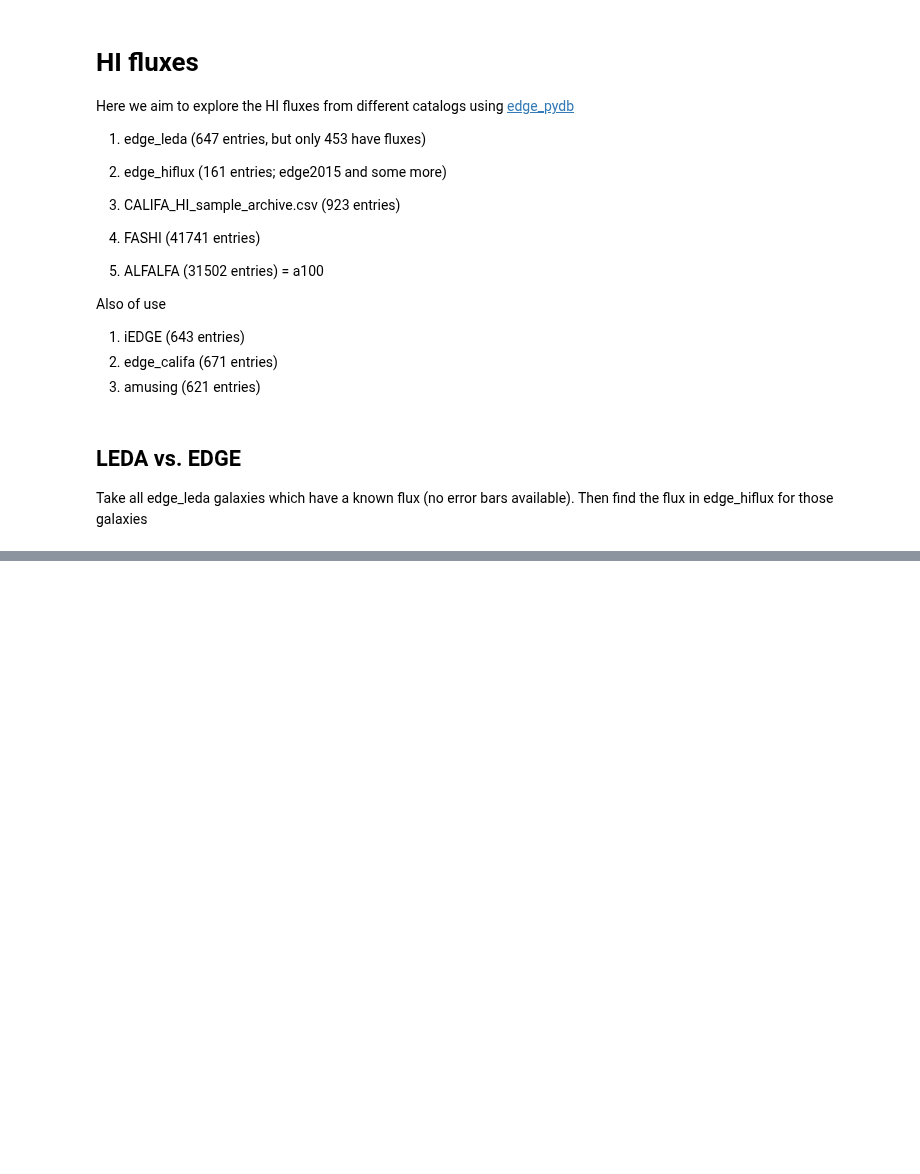
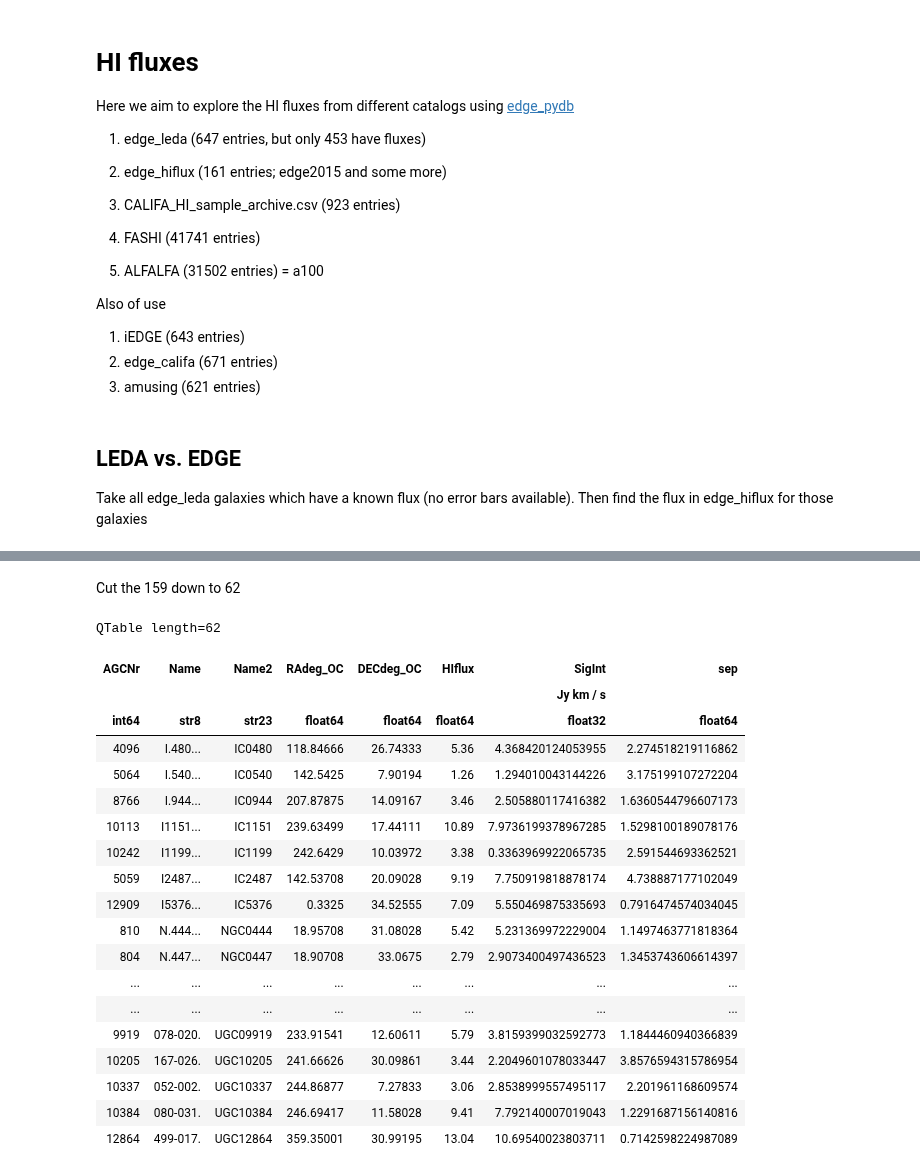
Before and after one commit to teuben/GBT-EDGE-HI, a Jupyter notebook: gals/hi_surveys.ipynb, the cells around one changed output, grey strips where cells are left out. Drawn from its saved outputs; the diff is of its cells as text; code cells hidden in the pictures; blank space fills up the shorter version.

```diff
--- a/gals/hi_surveys.ipynb
+++ b/gals/hi_surveys.ipynb
@@ -210,0 +463,28 @@ a100
+# %% [markdown]
+Cut the 159 down to 62
+# %%
+see = ["AGCNr","Name","Name2","RAdeg_OC","DECdeg_OC","HIflux", "SigInt", "sep"]
+idx2 = a100_near["sep"] < 10
+a100_near2 = a100_near[idx2]
+a100_near2[see]
+# %% [output]
+QTable length=62
+| AGCNr | Name | Name2 | RAdeg_OC | DECdeg_OC | HIflux | SigInt | sep |
+|  |  |  |  |  |  | Jy km / s |  |
+| int64 | str8 | str23 | float64 | float64 | float64 | float32 | float64 |
+| 4096 | I.480... | IC0480 | 118.84666 | 26.74333 | 5.36 | 4.368420124053955 | 2.274518219116862 |
+| 5064 | I.540... | IC0540 | 142.5425 | 7.90194 | 1.26 | 1.294010043144226 | 3.175199107272204 |
+| 8766 | I.944... | IC0944 | 207.87875 | 14.09167 | 3.46 | 2.505880117416382 | 1.6360544796607173 |
+| 10113 | I1151... | IC1151 | 239.63499 | 17.44111 | 10.89 | 7.9736199378967285 | 1.5298100189078176 |
+| 10242 | I1199... | IC1199 | 242.6429 | 10.03972 | 3.38 | 0.3363969922065735 | 2.591544693362521 |
+| 5059 | I2487... | IC2487 | 142.53708 | 20.09028 | 9.19 | 7.750919818878174 | 4.738887177102049 |
+| 12909 | I5376... | IC5376 | 0.3325 | 34.52555 | 7.09 | 5.550469875335693 | 0.7916474574034045 |
+| 810 | N.444... | NGC0444 | 18.95708 | 31.08028 | 5.42 | 5.231369972229004 | 1.1497463771818364 |
+| 804 | N.447... | NGC0447 | 18.90708 | 33.0675 | 2.79 | 2.9073400497436523 | 1.3453743606614397 |
+| ... | ... | ... | ... | ... | ... | ... | ... |
+| ... | ... | ... | ... | ... | ... | ... | ... |
+| 9919 | 078-020. | UGC09919 | 233.91541 | 12.60611 | 5.79 | 3.8159399032592773 | 1.1844460940366839 |
+| 10205 | 167-026. | UGC10205 | 241.66626 | 30.09861 | 3.44 | 2.2049601078033447 | 3.8576594315786954 |
+| 10337 | 052-002. | UGC10337 | 244.86877 | 7.27833 | 3.06 | 2.8538999557495117 | 2.201961168609574 |
+| 10384 | 080-031. | UGC10384 | 246.69417 | 11.58028 | 9.41 | 7.792140007019043 | 1.2291687156140816 |
+| 12864 | 499-017. | UGC12864 | 359.35001 | 30.99195 | 13.04 | 10.69540023803711 | 0.7142598224987089 |
```
Also changed, not shown: parts of 35 cells of this notebook.
